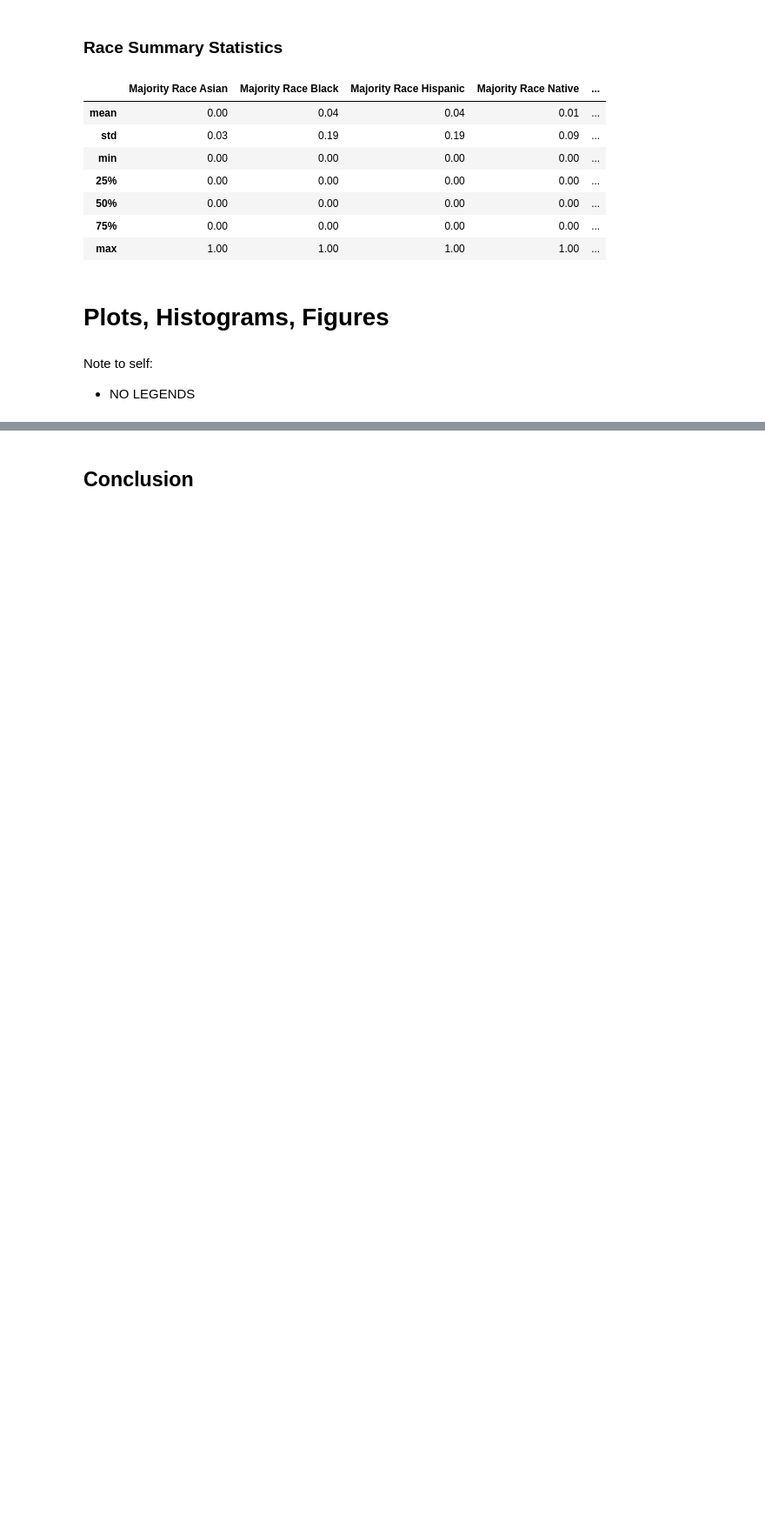
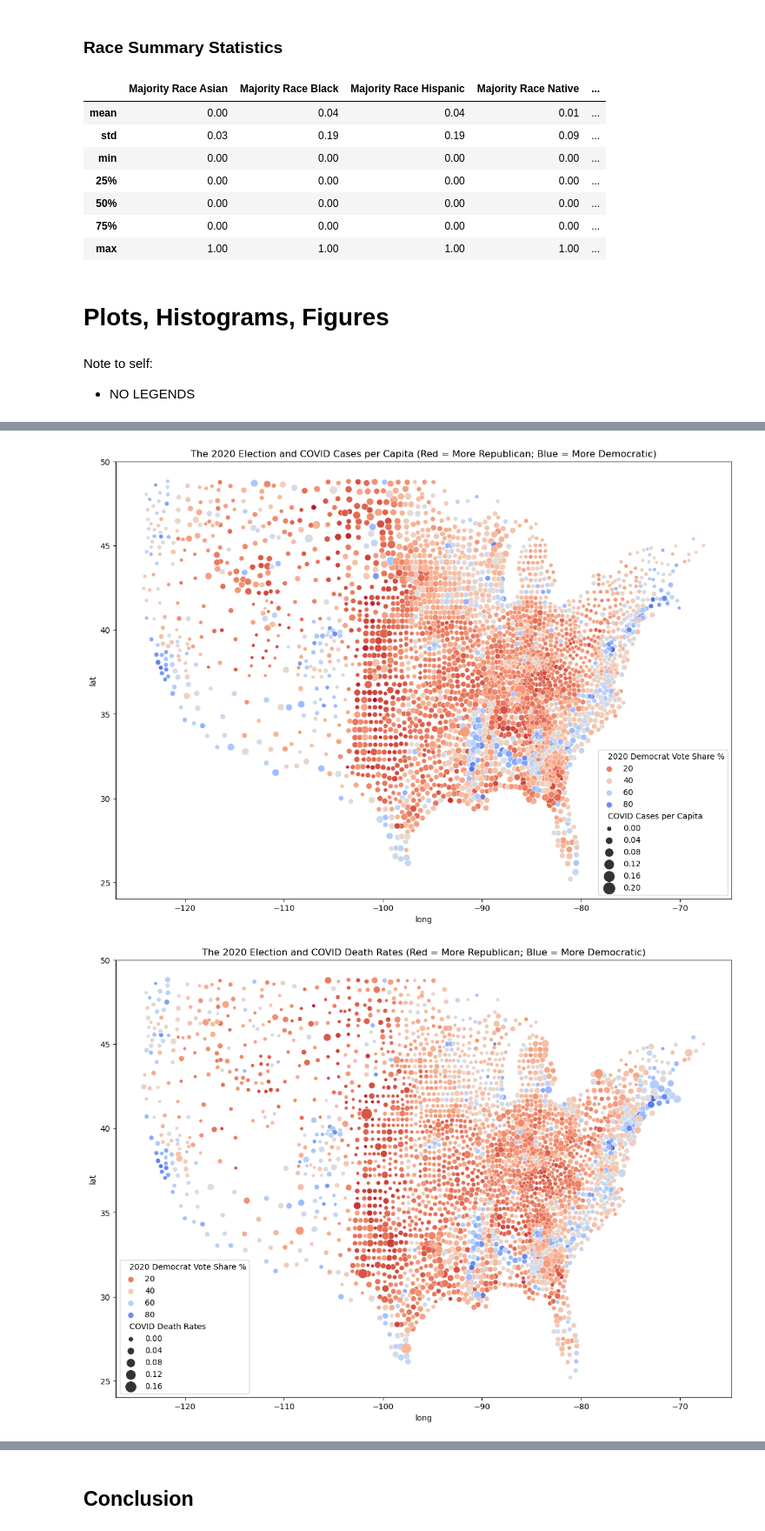
Before and after one commit to anoornazri/225-Project-1, a Jupyter notebook: Project 1.ipynb, the cells around one changed output, grey strips where cells are left out. Shown at 87% size. Cells and saved outputs as stored; diff of their text form; code cells hidden in the pictures; blank space fills up the shorter version.

```diff
--- a/Project 1.ipynb
+++ b/Project 1.ipynb
@@ -352,0 +385,17 @@ list(county_new_dum.columns)
+# %%
+df_mainland = county_new[~county_new["state"].isin(["AK", "HI"])]
+
+
+plt.figure(figsize = (14,10))
+sns.scatterplot(data = df_mainland, x = "long", y = "lat", hue = '2020 Democrat Vote Share %', size = 'COVID Cases per Capita',
+                sizes = (20, 200), size_norm = (0, 0.20), hue_norm = (3.10,94.0), palette = "coolwarm_r")
+plt.title("The 2020 Election and COVID Cases per Capita (Red = More Republican; Blue = More Democratic)");
+
+
+plt.figure(figsize = (14,10))
+sns.scatterplot(data = df_mainland, x = "long", y = "lat", hue = '2020 Democrat Vote Share %', size = 'COVID Death Rates',
+                sizes = (20, 200), size_norm = (0, 0.20), hue_norm = (3.10,94.0), palette = "coolwarm_r")
+plt.title("The 2020 Election and COVID Death Rates (Red = More Republican; Blue = More Democratic)");
+# %% [output]
+[figure, added]
+[figure, added]
```
Also changed, not shown: parts of 23 cells of this notebook.
